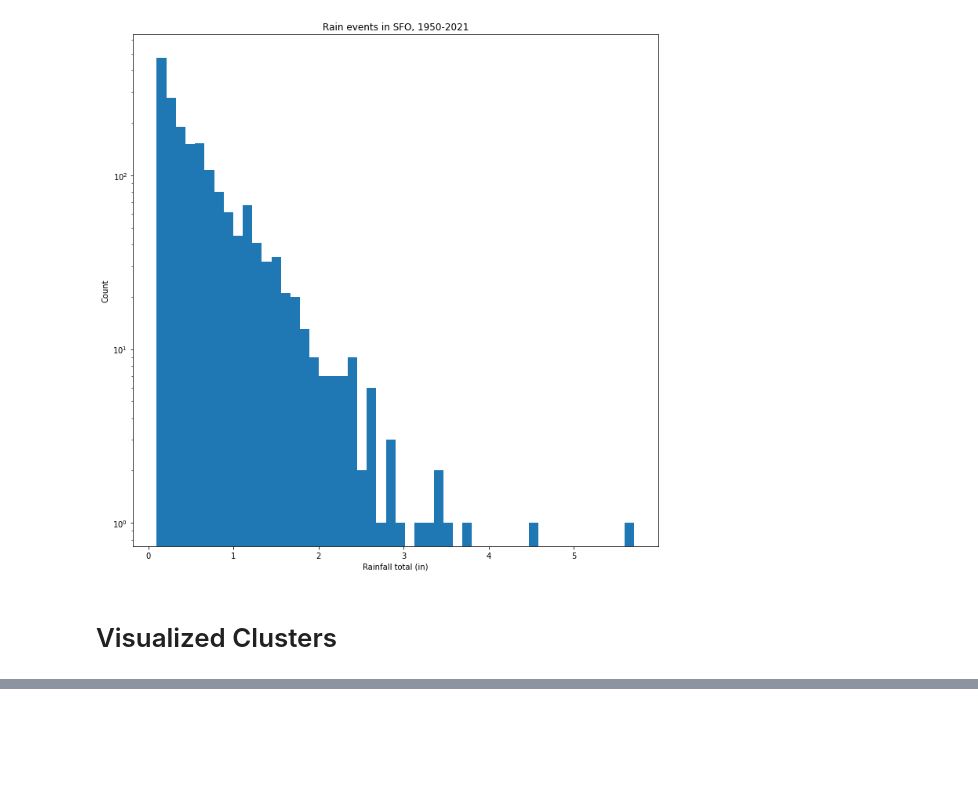
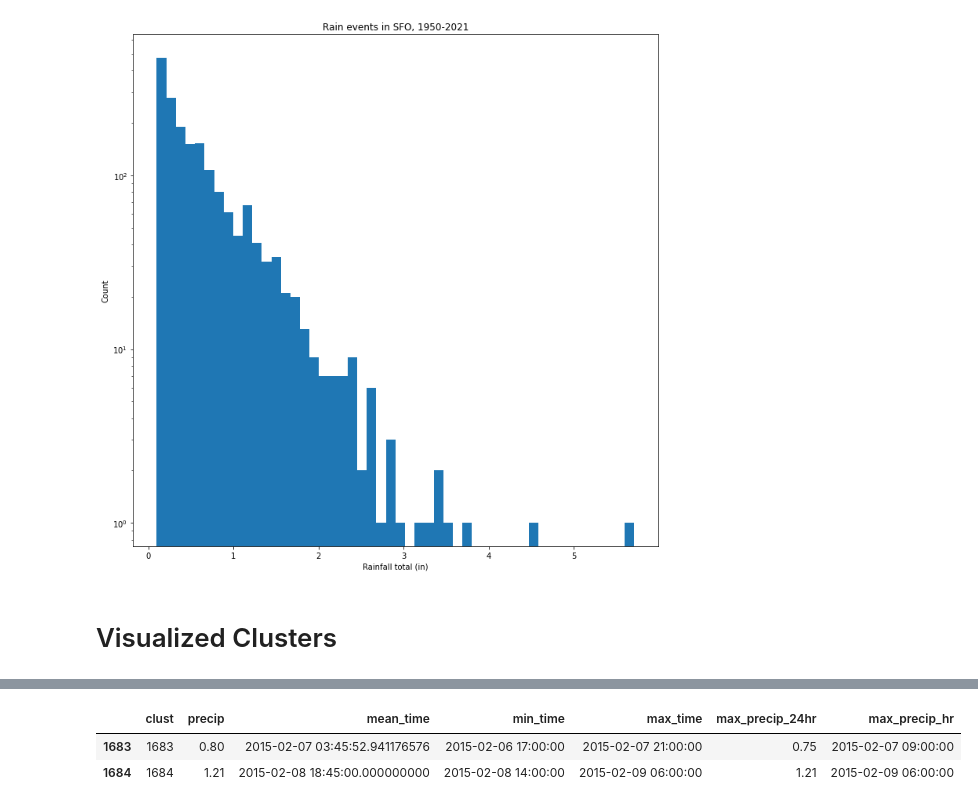
Before and after one commit to wxmann/weather-projects, a Jupyter notebook: proj_rain_events/SFO rain events Oct 2021.ipynb, the cells around one changed output, grey strips where cells are left out. Saved outputs shown, nothing was run; the diff lists cells and outputs as text; code cells hidden in the pictures; blank space fills up the shorter version.

```diff
--- a/proj_rain_events/SFO rain events Oct 2021.ipynb
+++ b/proj_rain_events/SFO rain events Oct 2021.ipynb
@@ -192,0 +213,6 @@ sfo_rain_events[(sfo_rain_events.min_time >= first_date) & (sfo_rain_events.max_
+# %%
+events_by_year[2015]
+# %% [output]
+|  | clust | precip | mean_time | min_time | max_time | max_precip_24hr | max_precip_hr |
+| 1683 | 1683 | 0.80 | 2015-02-07 03:45:52.941176576 | 2015-02-06 17:00:00 | 2015-02-07 21:00:00 | 0.75 | 2015-02-07 09:00:00 |
+| 1684 | 1684 | 1.21 | 2015-02-08 18:45:00.000000000 | 2015-02-08 14:00:00 | 2015-02-09 06:00:00 | 1.21 | 2015-02-09 06:00:00 |
```
Also changed, not shown: parts of 6 cells of this notebook, 1 other file.
